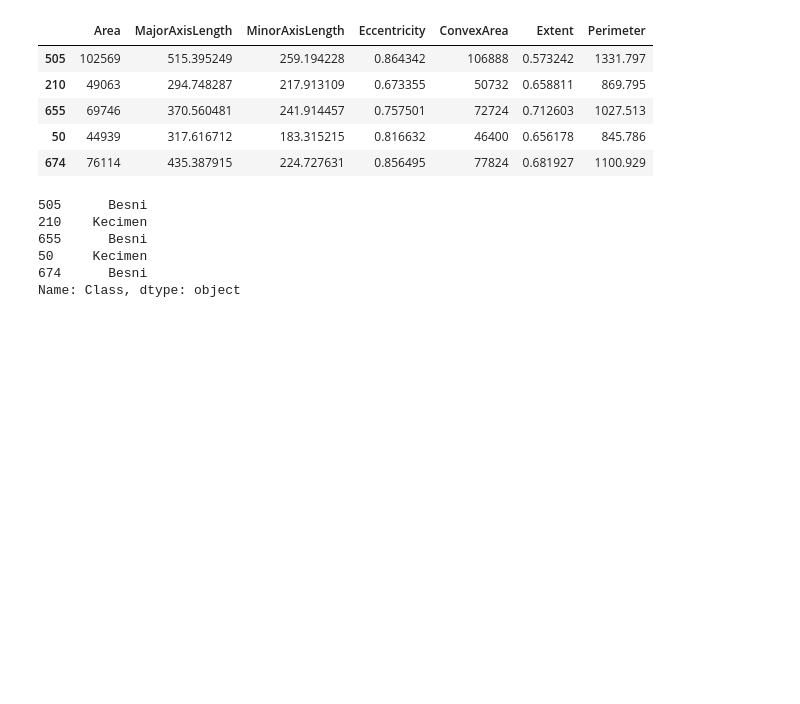
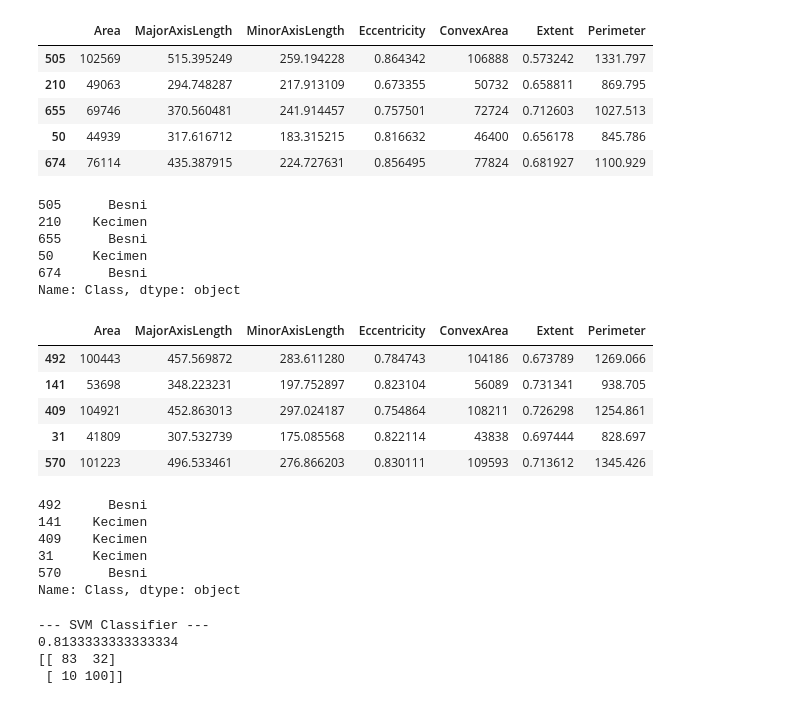
Before and after one commit to choijiwoong/Introduction-to-Artificial-Intelligence, a Jupyter notebook: week-3/(3월 18일) Raisin.ipynb, the cells around one changed output. Cells and saved outputs as stored; diff of their text form; code cells hidden in the pictures; blank space fills up the shorter version.

```diff
--- a/week-3/(3월 18일) Raisin.ipynb
+++ b/week-3/(3월 18일) Raisin.ipynb
@@ -88,4 +88,20 @@ y_train.head()
 674      Besni
 Name: Class, dtype: object
 # %%
-X_test
+X_test.head()
+# %% [output]
+|  | Area | MajorAxisLength | MinorAxisLength | Eccentricity | ConvexArea | Extent | Perimeter |
+| 492 | 100443 | 457.569872 | 283.611280 | 0.784743 | 104186 | 0.673789 | 1269.066 |
+| 141 | 53698 | 348.223231 | 197.752897 | 0.823104 | 56089 | 0.731341 | 938.705 |
+| 409 | 104921 | 452.863013 | 297.024187 | 0.754864 | 108211 | 0.726298 | 1254.861 |
+| 31 | 41809 | 307.532739 | 175.085568 | 0.822114 | 43838 | 0.697444 | 828.697 |
+| 570 | 101223 | 496.533461 | 276.866203 | 0.830111 | 109593 | 0.713612 | 1345.426 |
+# %%
+y_test.head()
+# %% [output]
+492      Besni
+141    Kecimen
+409    Kecimen
+31     Kecimen
+570      Besni
+Name: Class, dtype: object
@@ -91,0 +115,16 @@ X_test
+# %%
+from sklearn.svm import SVC
+
+clf_svm = SVC(random_state=0)
+clf_svm.fit(X_train, y_train)
+
+pred_svm = clf_svm.predict(X_test)
+
+print("\n--- SVM Classifier ---")
+print(accuracy_score(y_test, pred_svm))
+print(confusion_matrix(y_test, pred_svm))
+# %% [output]
+--- SVM Classifier ---
+0.8133333333333334
+[[ 83  32]
+ [ 10 100]]
```
Also changed, not shown: parts of 6 cells of this notebook, 1 other file.
